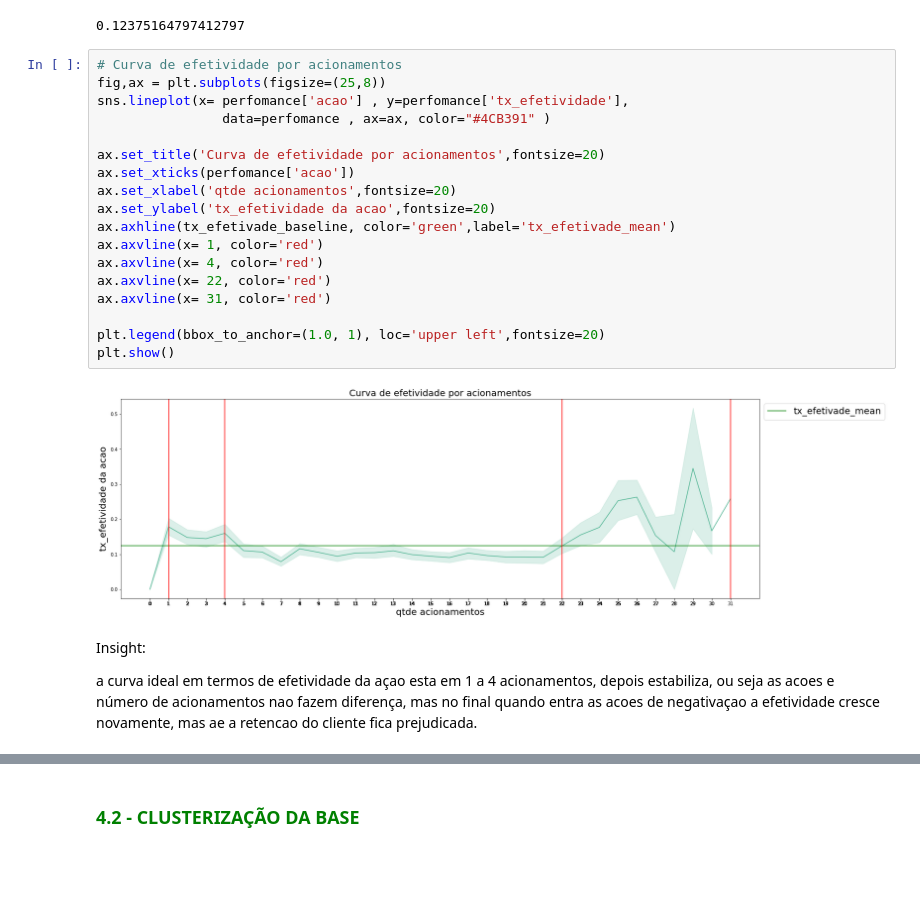
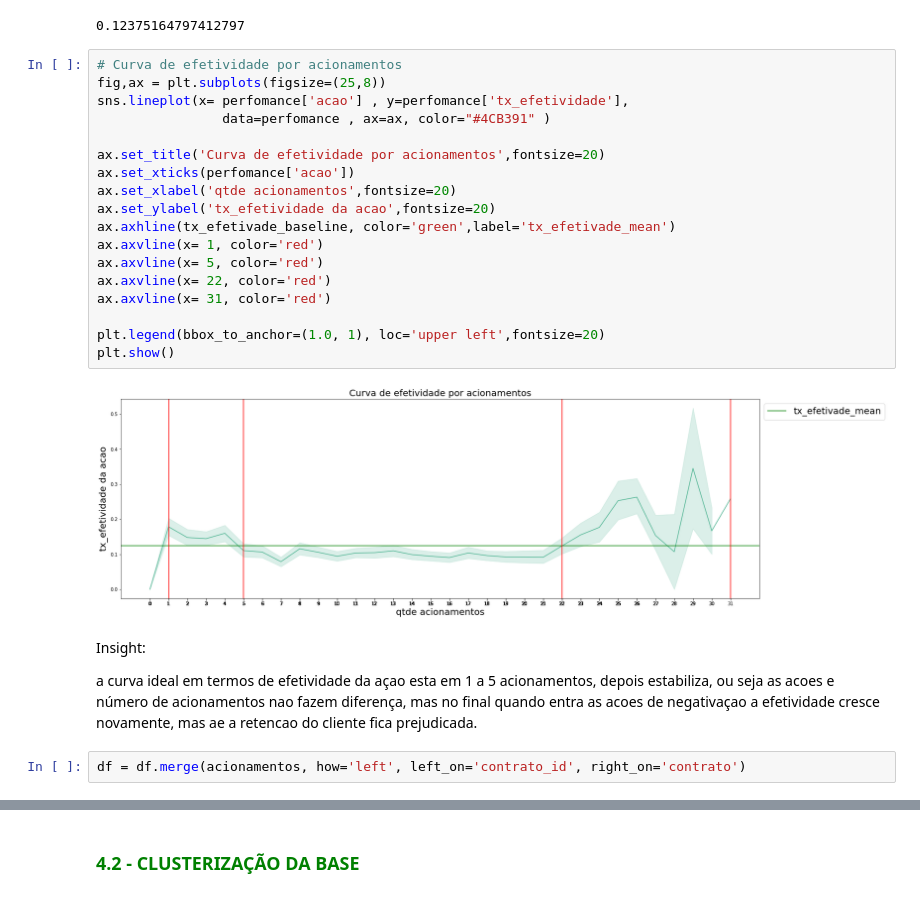
Before and after one commit to Robisonnunes/DC2022_robison_nunes, a Jupyter notebook: data_analysis_dc22_Robison_Nunes.ipynb, the cells around one changed output, grey strips where cells are left out. Saved outputs shown, nothing was run; the diff lists cells and outputs as text; blank space fills up the shorter version.

```diff
--- a/data_analysis_dc22_Robison_Nunes.ipynb
+++ b/data_analysis_dc22_Robison_Nunes.ipynb
@@ -824,28 +822,30 @@ tx_efetivade_baseline
 # %%
 # Curva de efetividade por acionamentos
 fig,ax = plt.subplots(figsize=(25,8))
 sns.lineplot(x= perfomance['acao'] , y=perfomance['tx_efetividade'],
                 data=perfomance , ax=ax, color="#4CB391" )
 
 ax.set_title('Curva de efetividade por acionamentos',fontsize=20)
 ax.set_xticks(perfomance['acao'])
 ax.set_xlabel('qtde acionamentos',fontsize=20)
 ax.set_ylabel('tx_efetividade da acao',fontsize=20)
 ax.axhline(tx_efetivade_baseline, color='green',label='tx_efetivade_mean')
 ax.axvline(x= 1, color='red')
-ax.axvline(x= 4, color='red')
+ax.axvline(x= 5, color='red')
 ax.axvline(x= 22, color='red')
 ax.axvline(x= 31, color='red')
 
 plt.legend(bbox_to_anchor=(1.0, 1), loc='upper left',fontsize=20)
 plt.show()
 # %% [output]
-[figure, old version]
+[figure, new version]
 # %% [markdown]
 Insight:
 
-a curva ideal em termos de efetividade da açao esta em 1 a 4 acionamentos, depois estabiliza, ou seja
+a curva ideal em termos de efetividade da açao esta em 1 a 5 acionamentos, depois estabiliza, ou seja
 as acoes e número de acionamentos nao fazem diferença, mas no final quando entra as acoes de negativaçao a
 efetividade cresce novamente, mas ae a retencao do cliente fica prejudicada.
+# %%
+df = df.merge(acionamentos, how='left', left_on='contrato_id', right_on='contrato')
 # %%
 #Criacao da base de dados para o gráfico
```
Also changed, not shown: parts of 46 cells of this notebook, 8 other files.
